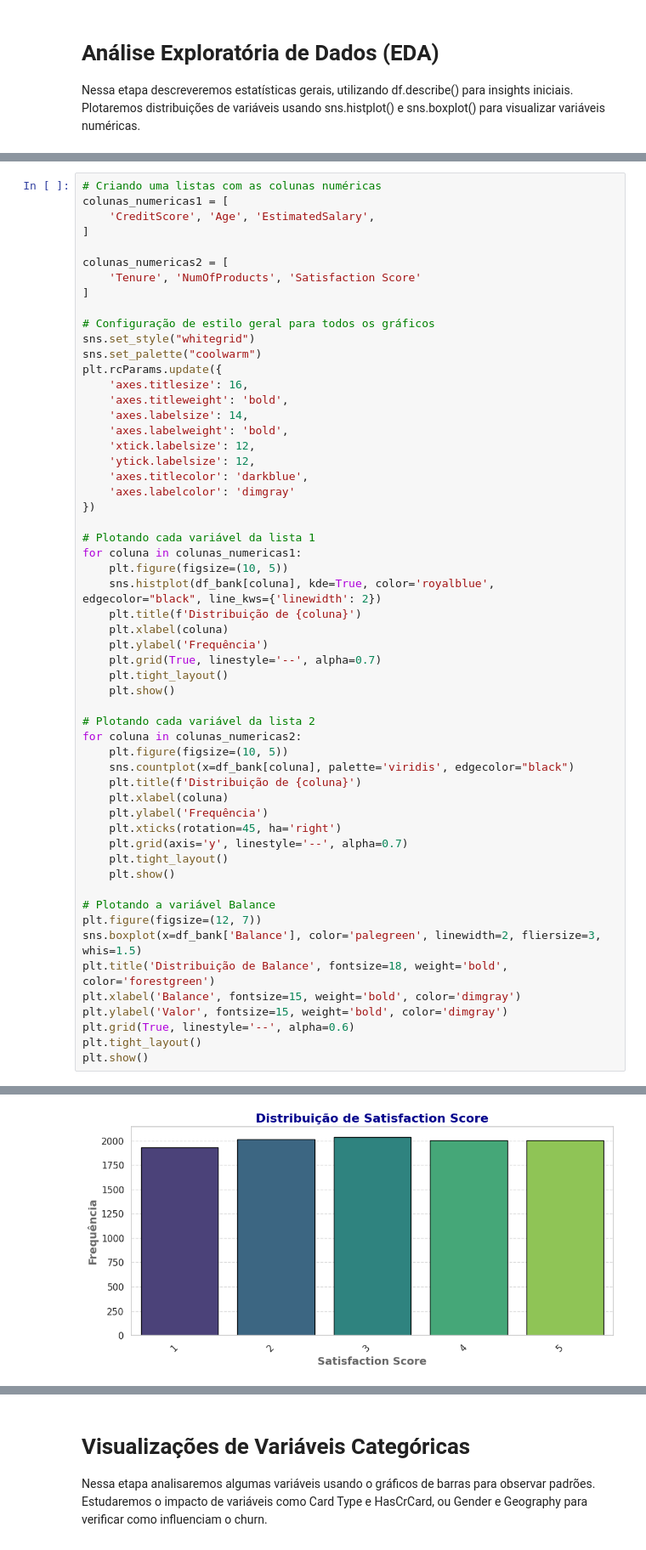
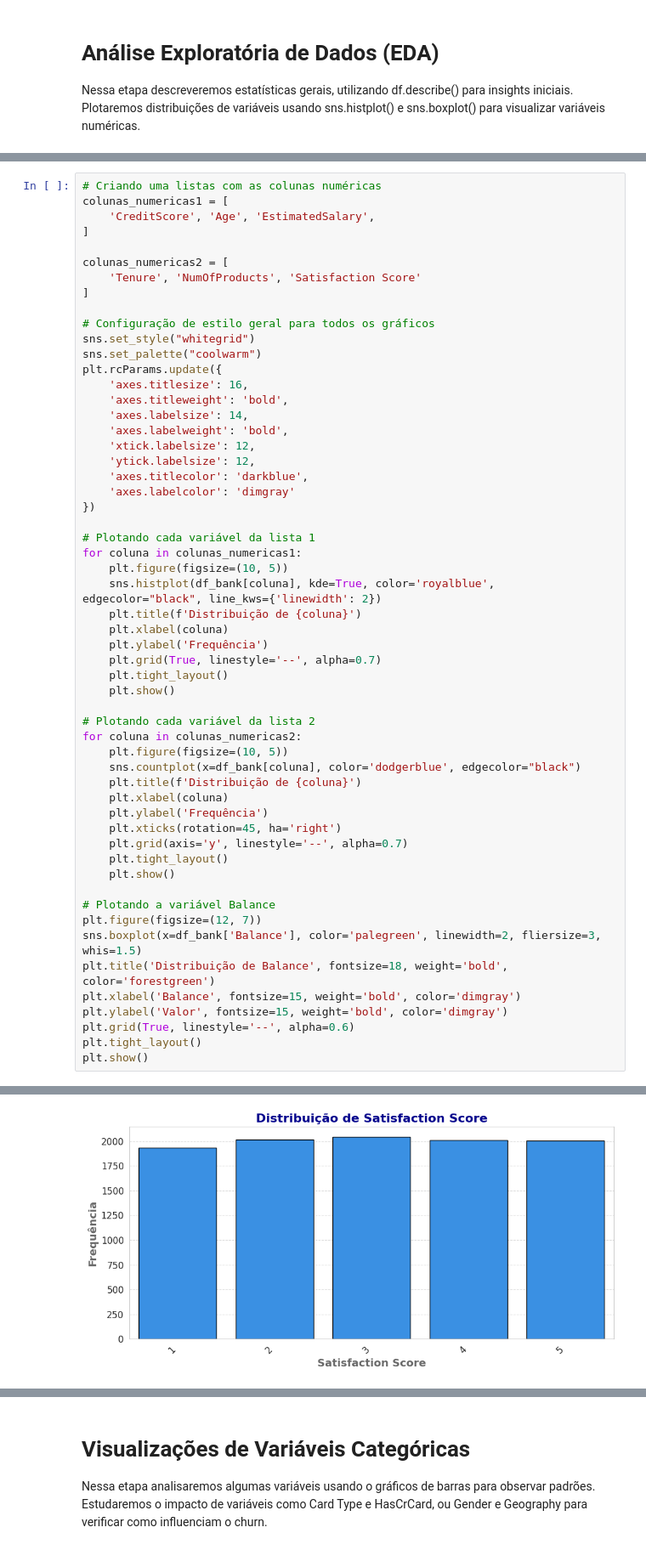
Before and after one commit to GabrielNFR/AnaliseChurnBanco, a Jupyter notebook: main.ipynb, the cells around one changed output, grey strips where cells are left out. Shown at 85% size. Saved outputs shown, nothing was run; the diff lists cells and outputs as text.

```diff
--- a/main.ipynb
+++ b/main.ipynb
@@ -121,7 +121,7 @@ for coluna in colunas_numericas1:
 # Plotando cada variável da lista 2
 for coluna in colunas_numericas2:
     plt.figure(figsize=(10, 5))
-    sns.countplot(x=df_bank[coluna], palette='viridis', edgecolor="black")
+    sns.countplot(x=df_bank[coluna], color='dodgerblue', edgecolor="black")
     plt.title(f'Distribuição de {coluna}')
     plt.xlabel(coluna)
     plt.ylabel('Frequência')
@@ -157,4 +148,4 @@ Passing `palette` without assigning `hue` is deprecated and will be removed in v
-[figure, old version]
+[figure, new version]
 [figure]
 # %% [markdown]
 # Visualizações de Variáveis Categóricas
```
Also changed, not shown: parts of 1 cell of this notebook.
